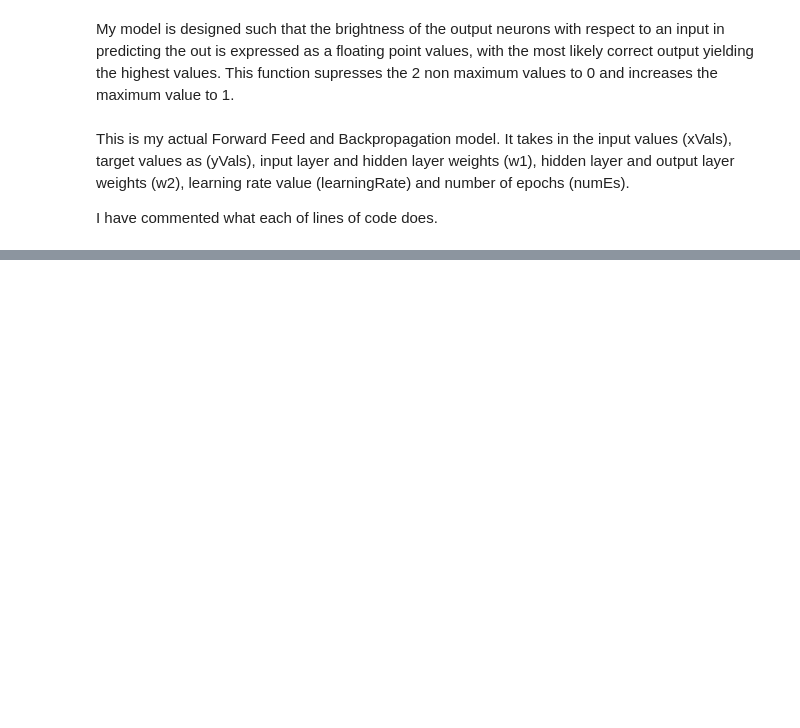
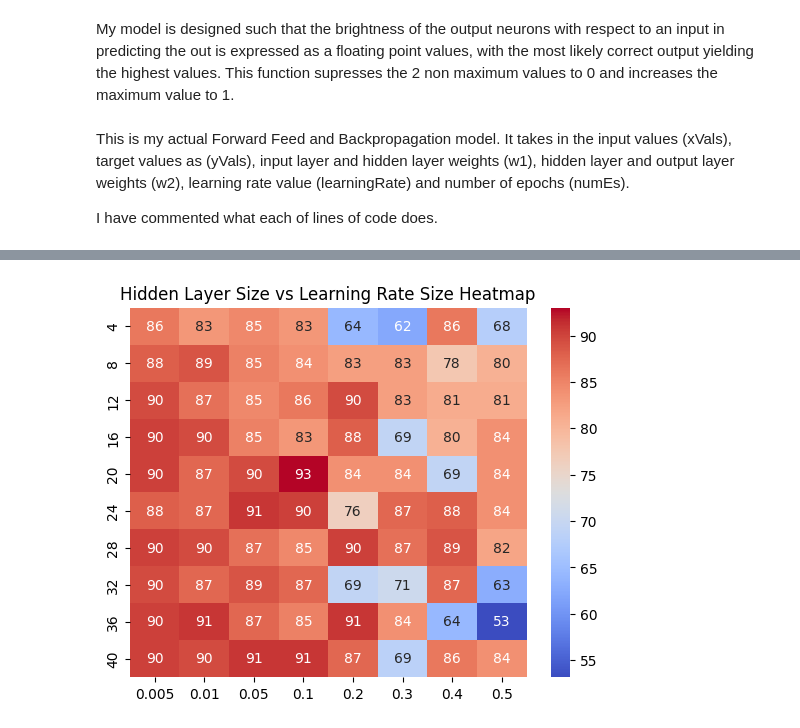
Before and after one commit to tarbazi/COS-711-Assignment-2, a Jupyter notebook: src/Almonds_Classifier.ipynb, the cells around one changed output, grey strips where cells are left out. Cells and saved outputs as stored; diff of their text form; code cells hidden in the pictures; blank space fills up the shorter version.

```diff
--- a/src/Almonds_Classifier.ipynb
+++ b/src/Almonds_Classifier.ipynb
@@ -503,35 +388,37 @@ def trainAndEvaluate(hiddenLayerSize, learningRate, numEpochs):
 # %%
 def runGridSearch1():
 
     hiddenLayerSizes = [4, 8, 12, 16, 20, 24, 28, 32, 36, 40]
     learningRateSizes = [0.005, 0.01, 0.05, 0.1, 0.2, 0.3, 0.4, 0.5]
 
     results = []
 
     maxV = 0
     maxHLayer = 0
     maxLRSize = 0
 
     for hiddenLayerSize in hiddenLayerSizes:
         tempResults = []
         for learningRateSize in learningRateSizes:
             val = trainAndEvaluate(hiddenLayerSize, learningRateSize, 10000)
             maxV = max(maxV, val)
 
             if (maxV == val):
                 maxHLayer = hiddenLayerSize
                 maxLRSize = learningRateSize
 
             tempResults.append(val)
         results.append(tempResults)
 
     return (np.array(results), maxHLayer, maxLRSize, maxV)
 
-#hlSizeVSlrSizeData = runGridSearch1()[0]
+hlSizeVSlrSizeData = runGridSearch1()[0]
 
-#xLabels = ["0.005", "0.01", "0.05", "0.1", "0.2", "0.3", "0.4", "0.5"]
-#yLabels = ["4", "8", "12", "16", "20", "24", "28", "32", "36", "40"]
+xLabels = ["0.005", "0.01", "0.05", "0.1", "0.2", "0.3", "0.4", "0.5"]
+yLabels = ["4", "8", "12", "16", "20", "24", "28", "32", "36", "40"]
 
-#sns.heatmap(hlSizeVSlrSizeData, annot = True, cmap = "coolwarm", xticklabels = xLabels, yticklabels = yLabels)
-#plt.title("Hidden Layer Size vs Learning Rate Size Heatmap")
-#plt.show()
+sns.heatmap(hlSizeVSlrSizeData, annot = True, cmap = "coolwarm", xticklabels = xLabels, yticklabels = yLabels)
+plt.title("Hidden Layer Size vs Learning Rate Size Heatmap")
+plt.show()
+# %% [output]
+[figure, added]
```
Also changed, not shown: parts of 11 cells of this notebook, 1 other file.
